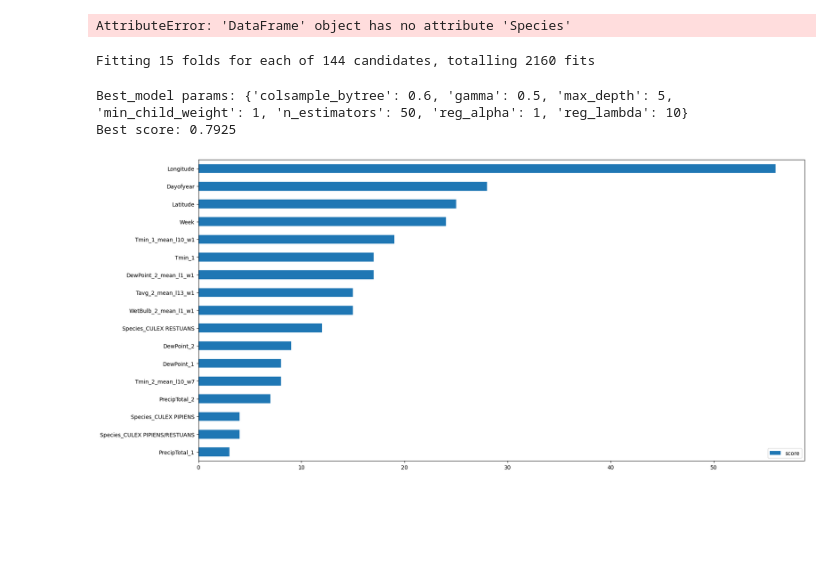
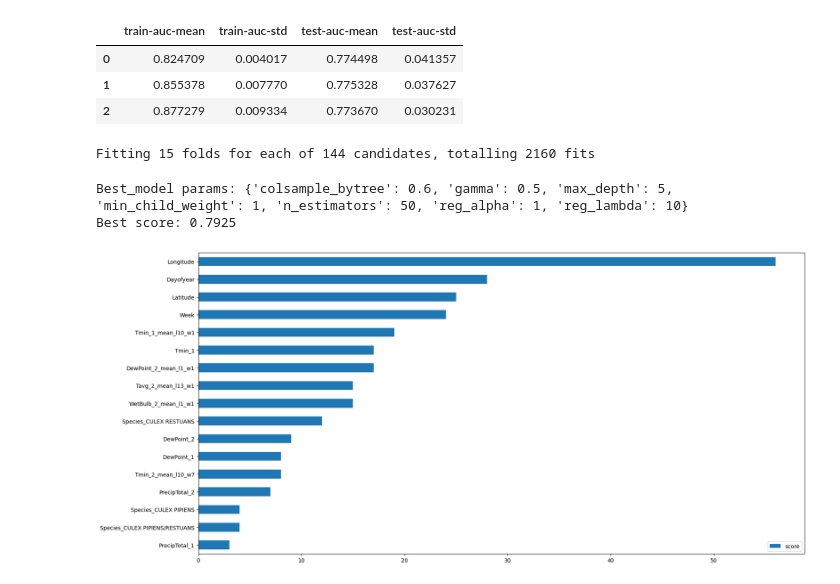
Before and after one commit to AgaZgo/west_nile_virus_prediction, a Jupyter notebook: notebooks/4. Model selection.ipynb, the cells around one changed output. Cells and saved outputs as stored; diff of their text form; code cells hidden in the pictures; blank space fills up the shorter version.

```diff
--- a/notebooks/4. Model selection.ipynb
+++ b/notebooks/4. Model selection.ipynb
@@ -12,10 +12,27 @@ from src.paths import PREPROCESSED_DATA_DIR, MODEL_DIR
 data_train = pd.read_pickle(PREPROCESSED_DATA_DIR / 'data_train.pkl')
 # %%
 labels = data_train.pop('WnvPresent')
-# %%
-data_train.Species = data_train.Species.astype('int')
-# %% [output]
-AttributeError: 'DataFrame' object has no attribute 'Species'
+# %%
+from ray import train, tune
+import xgboost as xgb
+
+dtrain = xgb.DMatrix(data_train, label=labels)
+params = {'objective': 'binary:logistic', 'max_depth': 5, 'eta': 1}
+num_round = 3
+
+xgb.cv(
+    params,
+    dtrain,
+    num_round,
+    nfold=5,
+    metrics={'auc'},
+    seed=42
+)
+# %% [output]
+|  | train-auc-mean | train-auc-std | test-auc-mean | test-auc-std |
+| 0 | 0.824709 | 0.004017 | 0.774498 | 0.041357 |
+| 1 | 0.855378 | 0.007770 | 0.775328 | 0.037627 |
+| 2 | 0.877279 | 0.009334 | 0.773670 | 0.030231 |
 # %%
 param_grid = {
     'n_estimators': [50, 60, 100],
```
Also changed, not shown: 2 other files.
